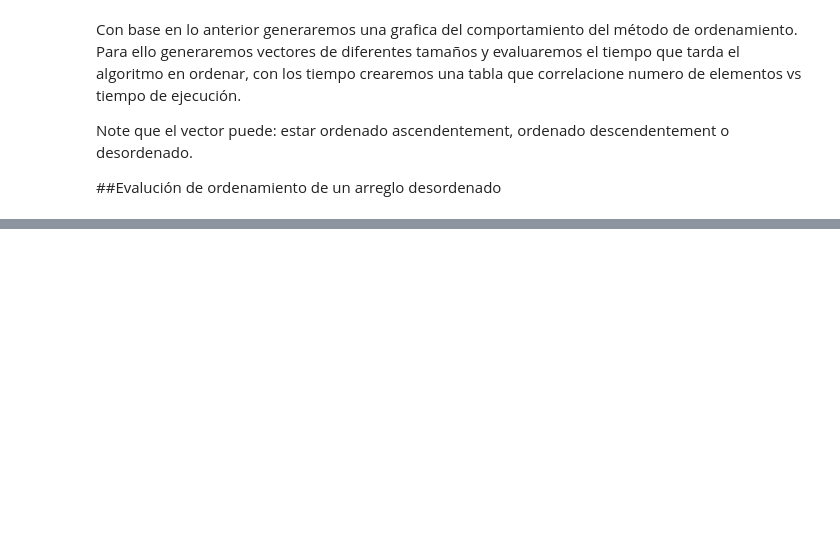
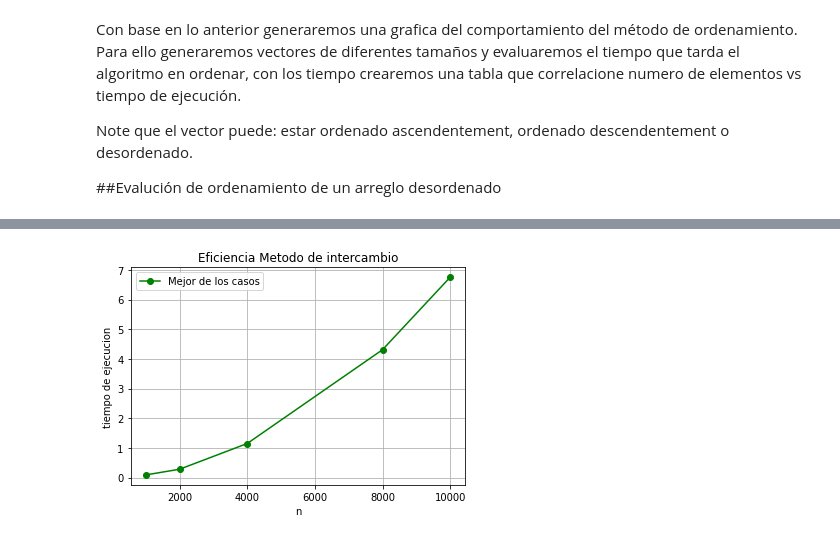
Before and after one commit to CastilloEdaUnam/Notas, a Jupyter notebook: EficienciaAlgoritmica.ipynb, the cells around one changed output, grey strips where cells are left out. Saved outputs shown, nothing was run; the diff lists cells and outputs as text; code cells hidden in the pictures; blank space fills up the shorter version.

```diff
--- a/EficienciaAlgoritmica.ipynb
+++ b/EficienciaAlgoritmica.ipynb
@@ -542,0 +545,12 @@ plt.show()
+# %%
+#  tamaño de los vectores que se evaluaran
+t_mejor = []
+for nk in nv:
+  print(f'calculando para {nk} = ',end='')
+  v = generaVector(nk,1)
+  tk = cronometra(v)
+  print(f'{tk} micro segs.')
+  t_mejor.append(tk)
+
+print(f'vector nv = {n}')
+print(f'vector t = {t_mejor}')
@@ -542,0 +565,15 @@ plt.show()
+# %%
+import matplotlib.pyplot as plt
+
+fig, grafica = plt.subplots(facecolor='w', edgecolor='k')
+grafica.plot(nv,t_mejor,marker='o',color='green')
+
+grafica.set_xlabel('n')
+grafica.set_ylabel('tiempo de ejecucion')
+grafica.grid(True)
+grafica.legend(['Mejor de los casos'])
+
+plt.title('Eficiencia Metodo de intercambio')
+plt.show()
+# %% [output]
+[figure, added]
```
Also changed, not shown: parts of 12 cells of this notebook.
